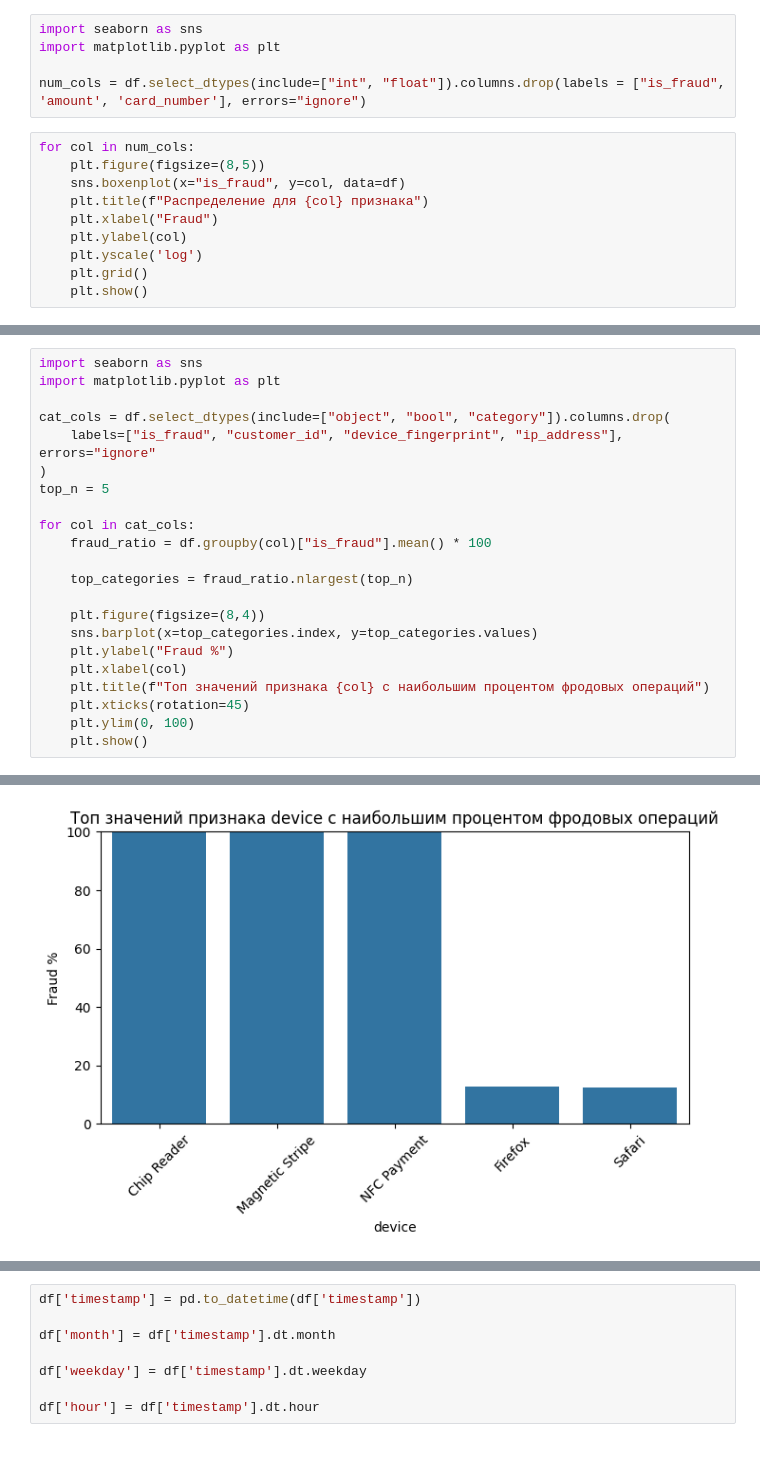
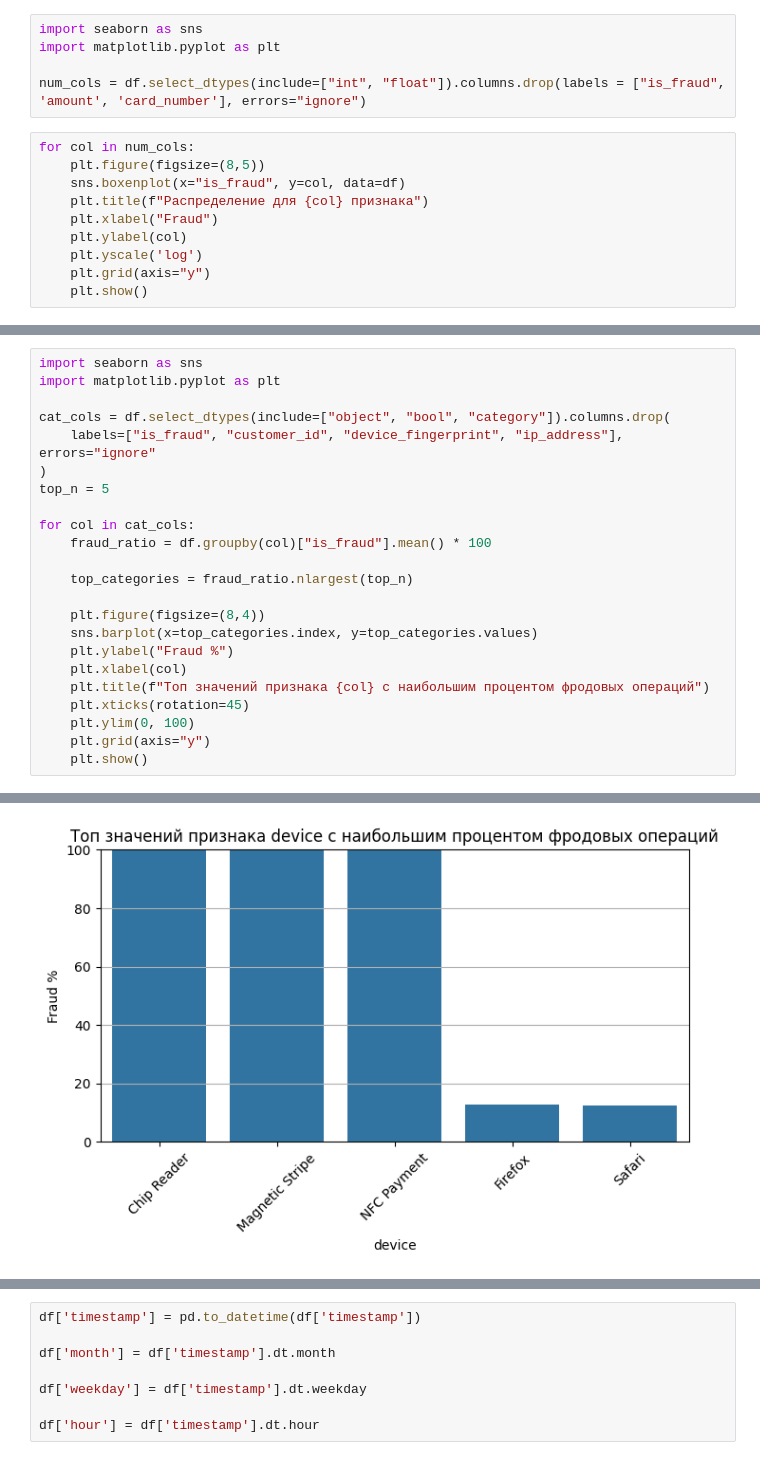
Before and after one commit to Ovoshchko/ATH_Transactions_EDA, a Jupyter notebook: eda.ipynb, the cells around one changed output, grey strips where cells are left out. Cells and saved outputs as stored; diff of their text form.

```diff
--- a/eda.ipynb
+++ b/eda.ipynb
@@ -94,6 +94,6 @@ for col in num_cols:
     plt.xlabel("Fraud")
     plt.ylabel(col)
     plt.yscale('log')
-    plt.grid()
+    plt.grid(axis="y")
     plt.show()
 # %% [output]
@@ -125,5 +135,6 @@ for col in cat_cols:
     plt.title(f"Топ значений признака {col} с наибольшим процентом фродовых операций")
     plt.xticks(rotation=45)
     plt.ylim(0, 100)
+    plt.grid(axis="y")
     plt.show()
 # %% [output]
@@ -139 +150 @@ for col in cat_cols:
-[figure, old version]
+[figure, new version]
```
Also changed, not shown: parts of 26 cells of this notebook, 1 other file.
